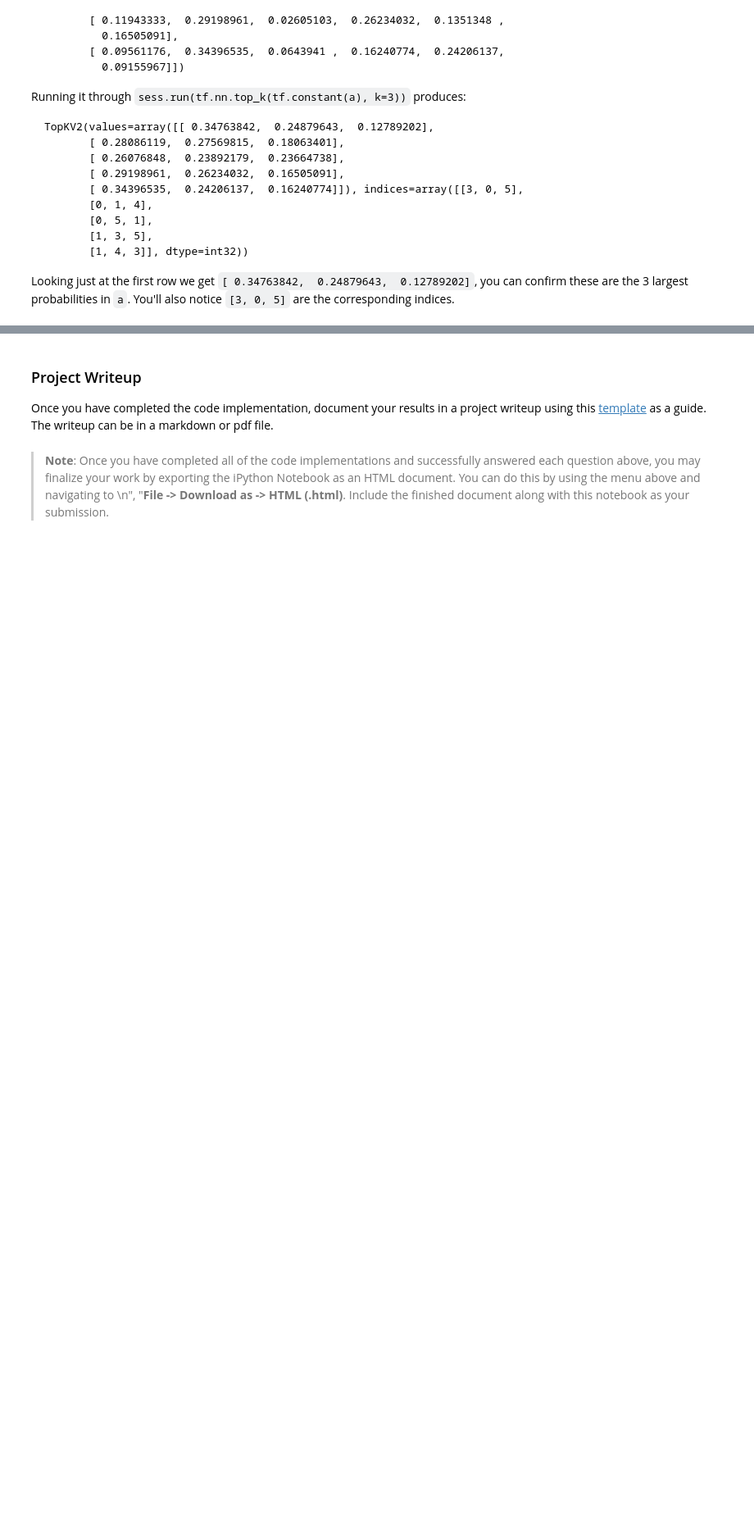
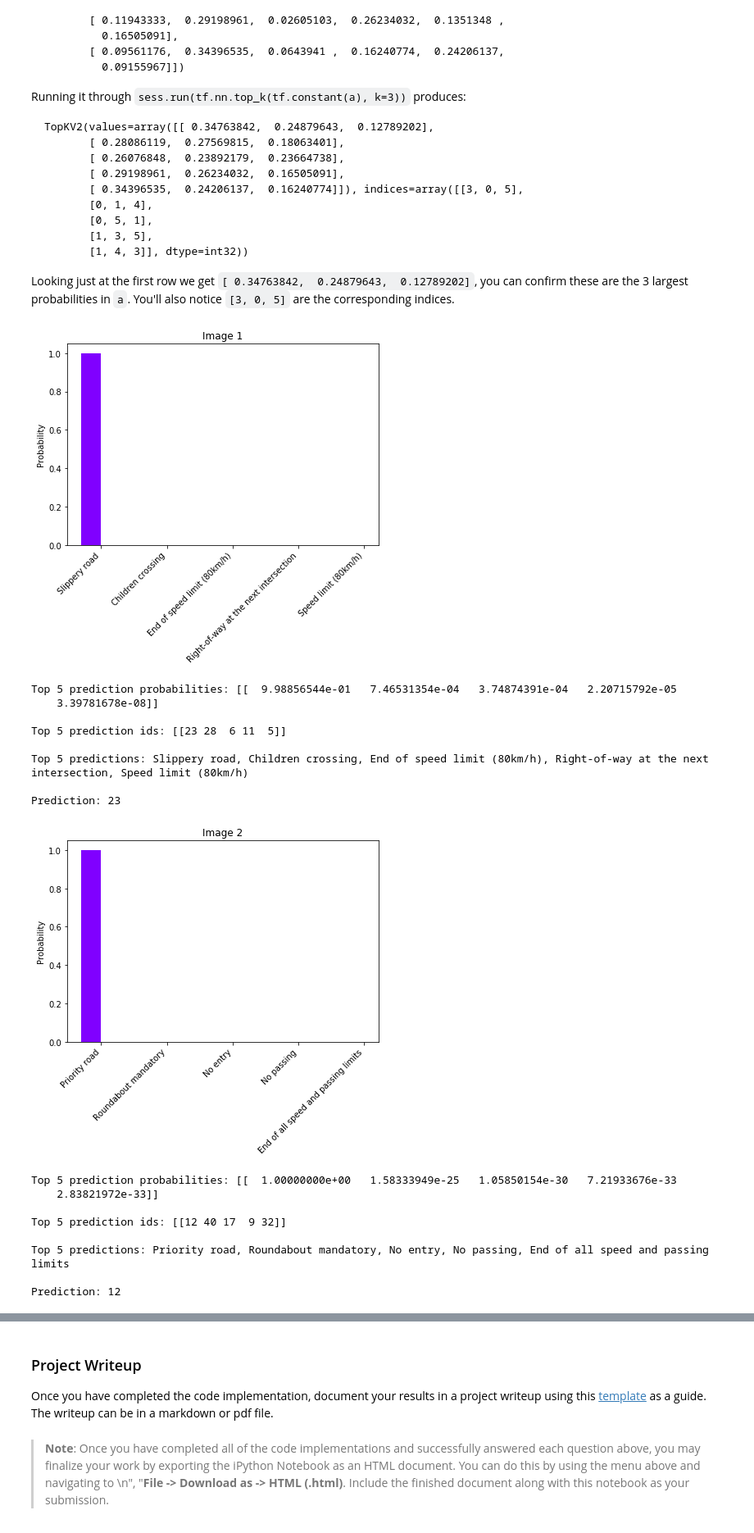
Before and after one commit to CodyNicholson/Traffic_Sign_Classifier, a Jupyter notebook: Traffic_Sign_Classifier.ipynb, the cells around one changed output, grey strips where cells are left out. Shown: that part at 82% size. Cells and saved outputs as stored; diff of their text form; code cells hidden in the pictures; blank space fills up the shorter version.

Commit message:
Finished traffic sign classifier project

```diff
--- a/Traffic_Sign_Classifier.ipynb
+++ b/Traffic_Sign_Classifier.ipynb
@@ -529,13 +569,14 @@ Prediction (Idx: 40) : None
 ### Calculate the accuracy for these 5 new images.
 ### For example, if the model predicted 1 out of 5 signs correctly, it's 20% accurate on these new images.
 
-truth_values = [31, 30, 12, 11, 25]
+truth_values = [30, 12, 11, 25, 14]
+num_elem = len(truth_values)
+num_same = 0
+for pred, exp_pred in zip(predictions, truth_values):
+    if (pred == exp_pred):
+        num_same = num_same + 1
 
-with tf.Session() as sess:
-    saver.restore(sess, tf.train.latest_checkpoint('.'))
-    #batch_x = X_ftest[offset:end]
-    #batch_y = y_ftest[offset:end]
+accuracy = float(num_same) / float(num_elem)
 
-    test_accuracy = evaluate(batch_x, batch_y)
-    print("Final Test Accuracy = {: .3f}".format(test_accuracy))
+print ("Accuracy of predictions: %f%%" %(accuracy * 100.0))
 # %% [output]
@@ -585,0 +624,61 @@ Looking just at the first row we get `[ 0.34763842,  0.24879643,  0.12789202]`,
+# %%
+### Print out the top five softmax probabilities for the predictions on the German traffic sign images found on the web.
+### Feel free to use as many code cells as needed.
+
+import matplotlib.cm as cm
+
+predictions = []
+num_top_predictions = 5
+
+with tf.Session() as sess:
+    saver.restore(sess, tf.train.latest_checkpoint('.'))
+    for i in range(len(img_list)):
+        img = np.resize(img_list[i].astype(np.float32), (1,32,32,3))
+        img = normalizeImg(img)
+        predict_logits = sess.run(logits, feed_dict={x: img})
+        softmax_prob = sess.run(tf.nn.softmax(logits=predict_logits))
+        top5Predict = sess.run(tf.nn.top_k(tf.constant(softmax_prob), k=num_top_predictions))
+        top5PredictStr = ", ".join(sign_names['SignName'][idx] for idx in top5Predict.indices.flatten())
+
+        ind = np.arange(num_top_predictions)  # the x locations for the groups
+        width = 0.30       # the width of the bars
+
+        fig, ax = plt.subplots()
+        fig.bottom = 0.5
+        plt.tight_layout()
+
+        colors = cm.rainbow(np.linspace(0, 1, num_top_predictions))
+        ax.bar(ind, top5Predict.values.flatten() , width, color=colors)
+
+        # add some text for labels, title and axes ticks
+        ax.set_ylabel('Probability')
+        ax.set_title('Image %d'%int(i+1))
+        ax.set_xticks(ind + width / 2)
+        ax.set_xticklabels([sign_names['SignName'][idx] for idx in top5Predict.indices.flatten()], rotation=45, ha='right')
+
+        plt.show()
+
+        print ("Top 5 prediction probabilities: %s\n" %(top5Predict.values))
+        print ("Top 5 prediction ids: %s\n" %(top5Predict.indices))
+        print ("Top 5 predictions: %s\n" %(top5PredictStr))
+        predictions.append( np.argmax(predict_logits))
+        print ("Prediction: %s \n" %(predictions[-1]))
+# %% [output]
+[figure, added]
+Top 5 prediction probabilities: [[  9.98856544e-01   7.46531354e-04   3.74874391e-04   2.20715792e-05
+    3.39781678e-08]]
+
+Top 5 prediction ids: [[23 28  6 11  5]]
+
+Top 5 predictions: Slippery road, Children crossing, End of speed limit (80km/h), Right-of-way at the next intersection, Speed limit (80km/h)
+
+Prediction: 23
+[figure, added]
+Top 5 prediction probabilities: [[  1.00000000e+00   1.58333949e-25   1.05850154e-30   7.21933676e-33
+    2.83821972e-33]]
+
+Top 5 prediction ids: [[12 40 17  9 32]]
+
+Top 5 predictions: Priority road, Roundabout mandatory, No entry, No passing, End of all speed and passing limits
+
+Prediction: 12
```
Also changed, not shown: parts of 18 cells of this notebook, 10 other files.
